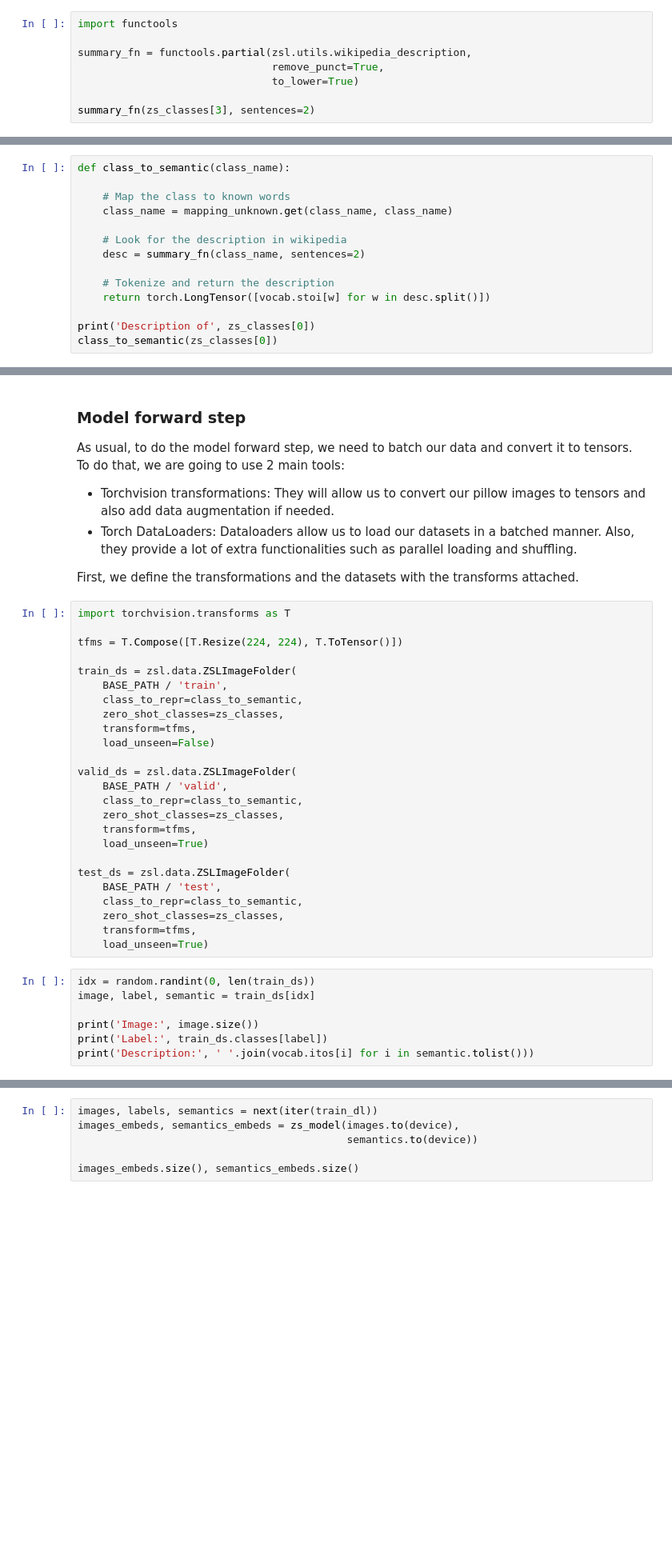
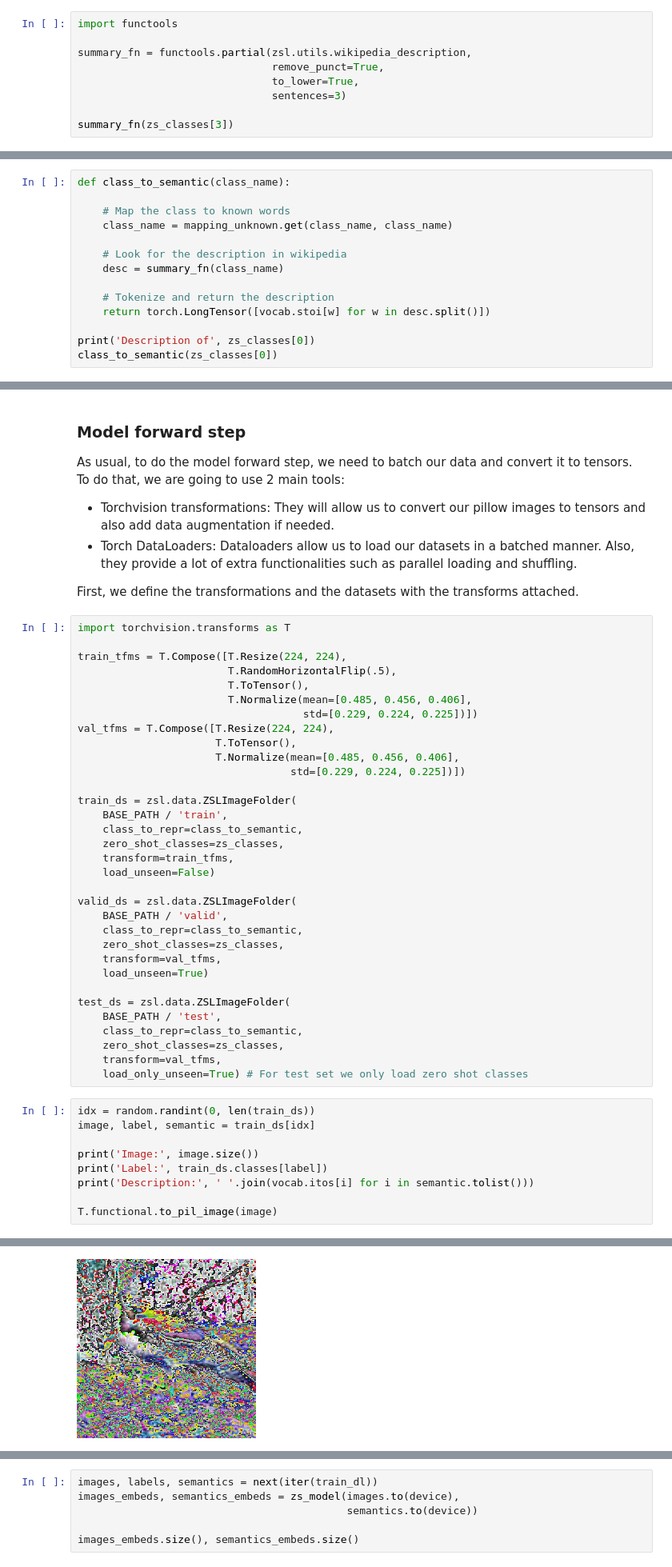
Before and after one commit to Guillem96/zsl-pytorch, a Jupyter notebook: examples/birds.ipynb, the cells around one changed output, grey strips where cells are left out. Shown: that part at 80% size. Cells and saved outputs as stored; diff of their text form; blank space fills up the shorter version.

```diff
--- a/examples/birds.ipynb
+++ b/examples/birds.ipynb
@@ -85,9 +86,10 @@ import functools
 
 summary_fn = functools.partial(zsl.utils.wikipedia_description,
                                remove_punct=True,
-                               to_lower=True)
+                               to_lower=True,
+                               sentences=3)
 
-summary_fn(zs_classes[3], sentences=2)
+summary_fn(zs_classes[3])
 # %% [output]
 'the crested auklet  aethia cristatella  is a small seabird of the family alcidae  distributed throughout the northern pacific and the bering sea   the species feeds by diving in deep waters  eating k ...
 # %% [markdown]
@@ -154,7 +156,7 @@ def class_to_semantic(class_name):
     class_name = mapping_unknown.get(class_name, class_name)
 
     # Look for the description in wikipedia
-    desc = summary_fn(class_name, sentences=2)
+    desc = summary_fn(class_name)
 
     # Tokenize and return the description
     return torch.LongTensor([vocab.stoi[w] for w in desc.split()])
@@ -273,39 +272,50 @@ First, we define the transformations and the datasets with the transforms attach
 # %%
 import torchvision.transforms as T
 
-tfms = T.Compose([T.Resize(224, 224), T.ToTensor()])
+train_tfms = T.Compose([T.Resize(224, 224),
+                        T.RandomHorizontalFlip(.5),
+                        T.ToTensor(),
+                        T.Normalize(mean=[0.485, 0.456, 0.406],
+                                    std=[0.229, 0.224, 0.225])])
+val_tfms = T.Compose([T.Resize(224, 224),
+                      T.ToTensor(),
+                      T.Normalize(mean=[0.485, 0.456, 0.406],
+                                  std=[0.229, 0.224, 0.225])])
 
 train_ds = zsl.data.ZSLImageFolder(
     BASE_PATH / 'train',
     class_to_repr=class_to_semantic,
     zero_shot_classes=zs_classes,
-    transform=tfms,
+    transform=train_tfms,
     load_unseen=False)
 
 valid_ds = zsl.data.ZSLImageFolder(
     BASE_PATH / 'valid',
     class_to_repr=class_to_semantic,
     zero_shot_classes=zs_classes,
-    transform=tfms,
+    transform=val_tfms,
     load_unseen=True)
 
 test_ds = zsl.data.ZSLImageFolder(
     BASE_PATH / 'test',
     class_to_repr=class_to_semantic,
     zero_shot_classes=zs_classes,
-    transform=tfms,
-    load_unseen=True)
+    transform=val_tfms,
+    load_only_unseen=True) # For test set we only load zero shot classes
 # %%
 idx = random.randint(0, len(train_ds))
 image, label, semantic = train_ds[idx]
 
 print('Image:', image.size())
 print('Label:', train_ds.classes[label])
 print('Description:', ' '.join(vocab.itos[i] for i in semantic.tolist()))
+
+T.functional.to_pil_image(image)
 # %% [output]
 Image: torch.Size([3, 224, 224])
 Label: WILD TURKEY
 Description: the wild turkey meleagris gallopavo is an upland ground bird native to north america one of two extant species of turkey and the heaviest member of the diverse galliformes it is the same  ...
+[figure, added]
 # %%
 from torch.utils.data import DataLoader
 
```
Also changed, not shown: parts of 9 cells of this notebook.
